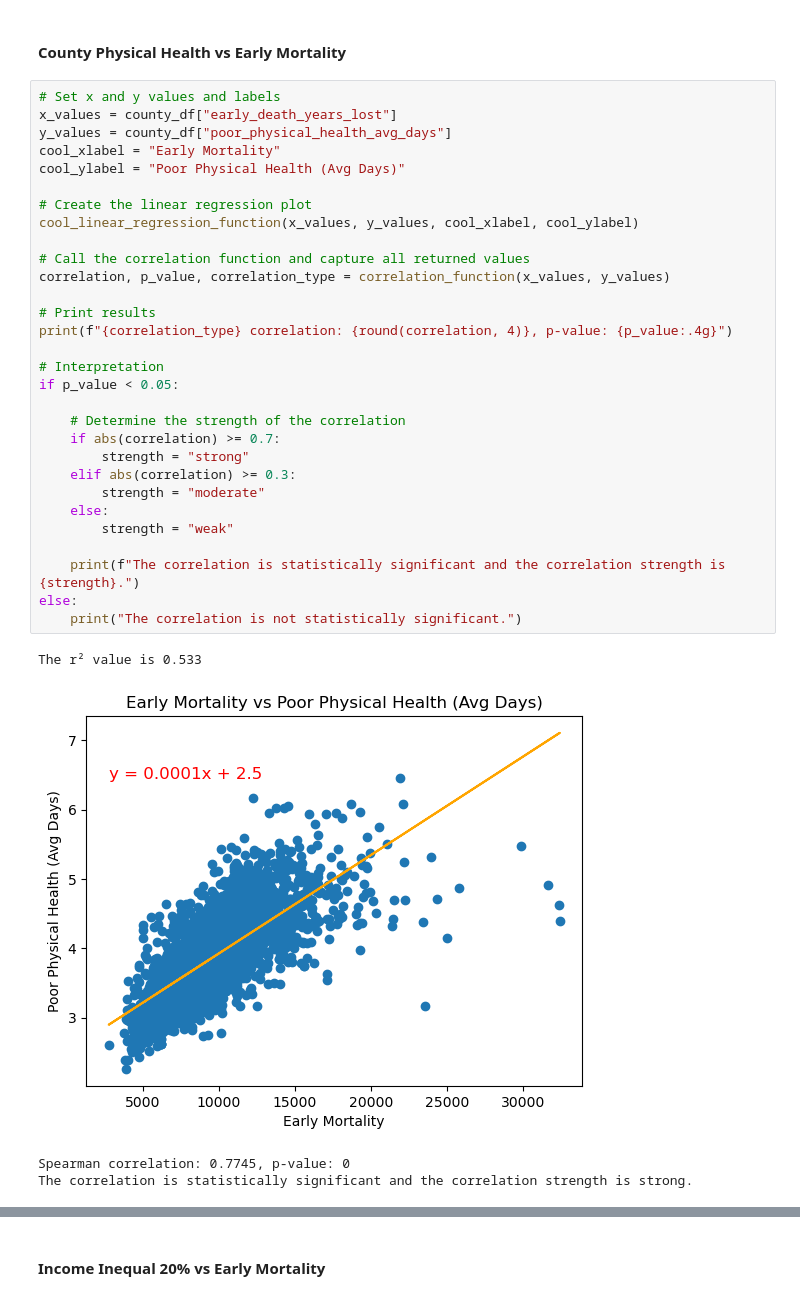
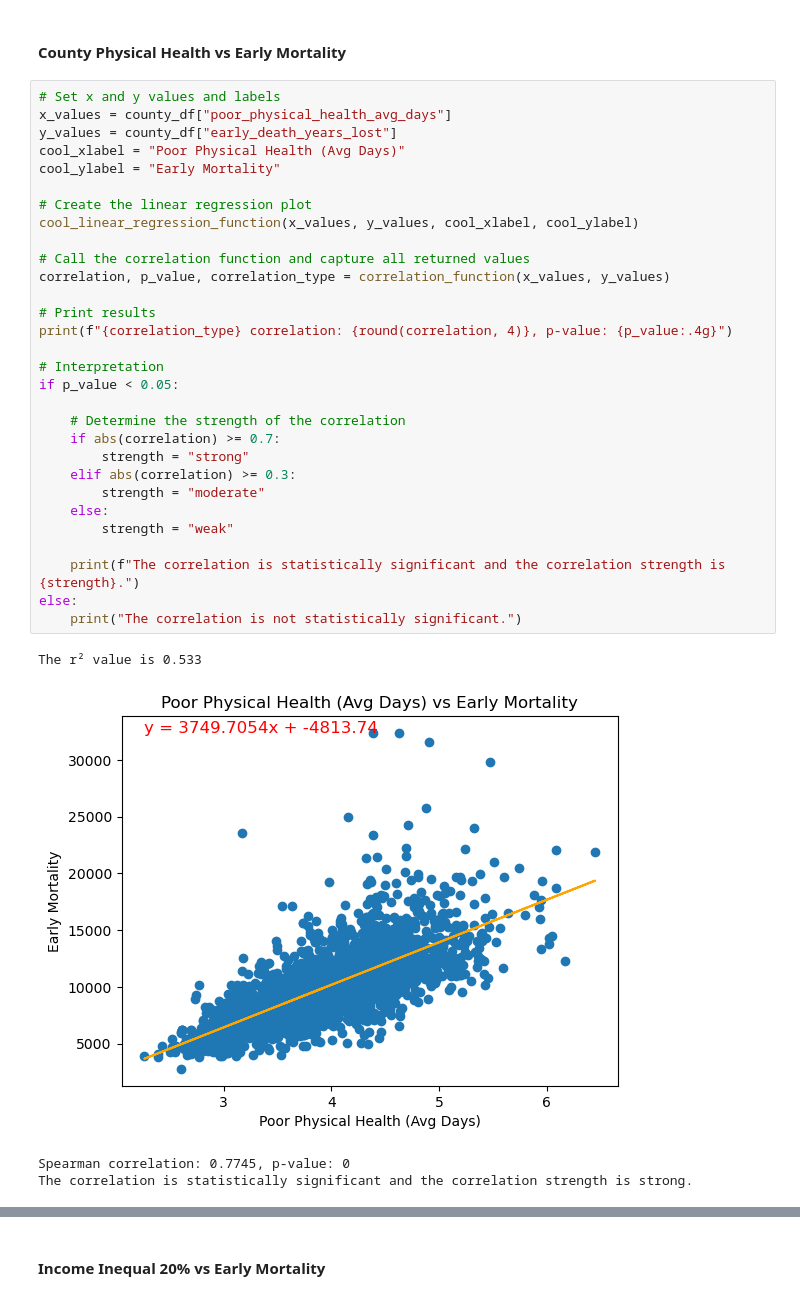
Before and after one commit to the-eva-a/group-1-project-1, a Jupyter notebook: notebooks/Variable_Correlation_Relationships_Accurate.ipynb, the cells around one changed output, grey strips where cells are left out. Drawn from its saved outputs; the diff is of its cells as text.

```diff
--- a/notebooks/Variable_Correlation_Relationships_Accurate.ipynb
+++ b/notebooks/Variable_Correlation_Relationships_Accurate.ipynb
@@ -185,36 +185,36 @@ def correlation_function(x_values, y_values):
 #### County Physical Health vs Early Mortality
 # %%
 # Set x and y values and labels
-x_values = county_df["early_death_years_lost"]
-y_values = county_df["poor_physical_health_avg_days"]
-cool_xlabel = "Early Mortality"
-cool_ylabel = "Poor Physical Health (Avg Days)"
+x_values = county_df["poor_physical_health_avg_days"]
+y_values = county_df["early_death_years_lost"]
+cool_xlabel = "Poor Physical Health (Avg Days)"
+cool_ylabel = "Early Mortality"
 
 # Create the linear regression plot
 cool_linear_regression_function(x_values, y_values, cool_xlabel, cool_ylabel)
 
 # Call the correlation function and capture all returned values
 correlation, p_value, correlation_type = correlation_function(x_values, y_values)
 
 # Print results
 print(f"{correlation_type} correlation: {round(correlation, 4)}, p-value: {p_value:.4g}")
 
 # Interpretation
 if p_value < 0.05:
 
     # Determine the strength of the correlation
     if abs(correlation) >= 0.7:
         strength = "strong"
     elif abs(correlation) >= 0.3:
         strength = "moderate"
     else:
         strength = "weak"
 
     print(f"The correlation is statistically significant and the correlation strength is {strength}.")
 else:
     print("The correlation is not statistically significant.")
 # %% [output]
 The r² value is 0.533
-[figure, old version]
+[figure, new version]
 Spearman correlation: 0.7745, p-value: 0
 The correlation is statistically significant and the correlation strength is strong.
```
Also changed, not shown: parts of 27 cells of this notebook.
